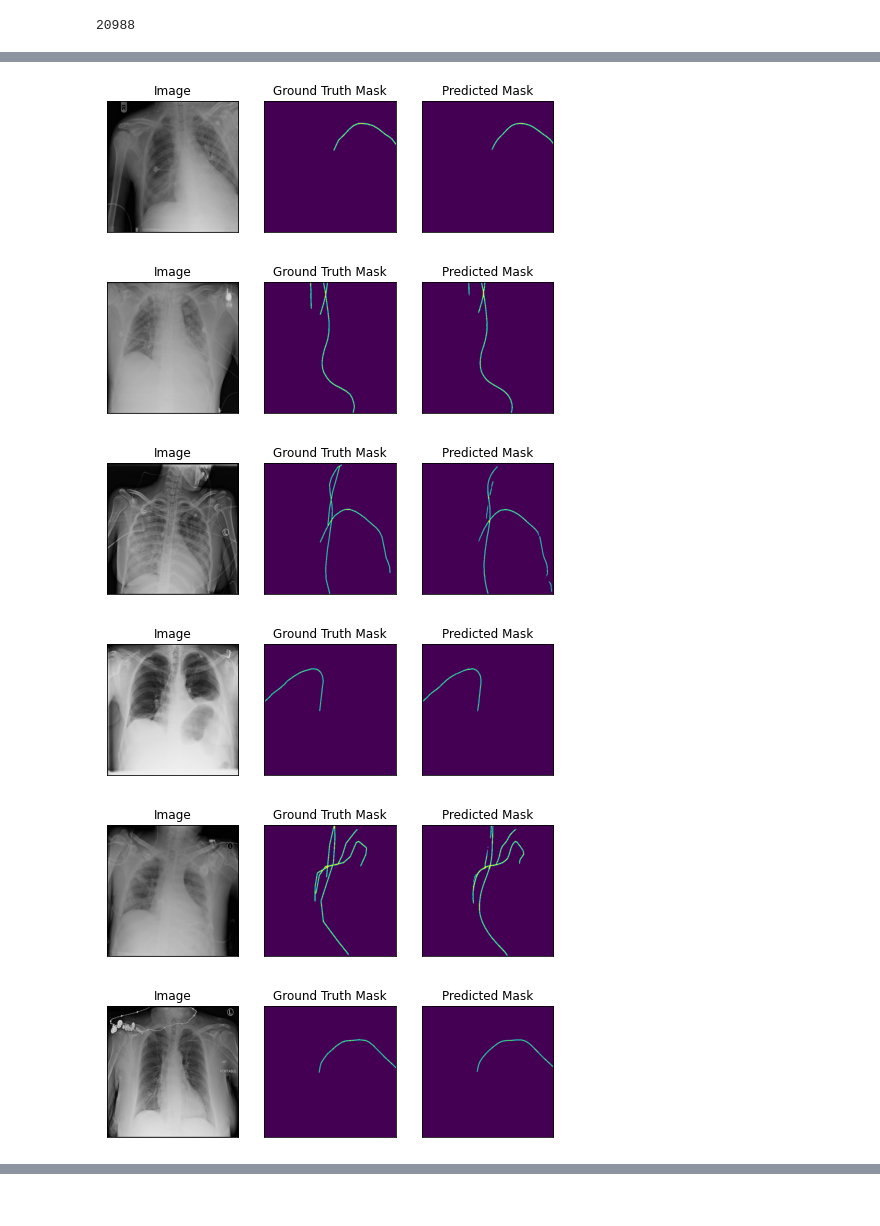
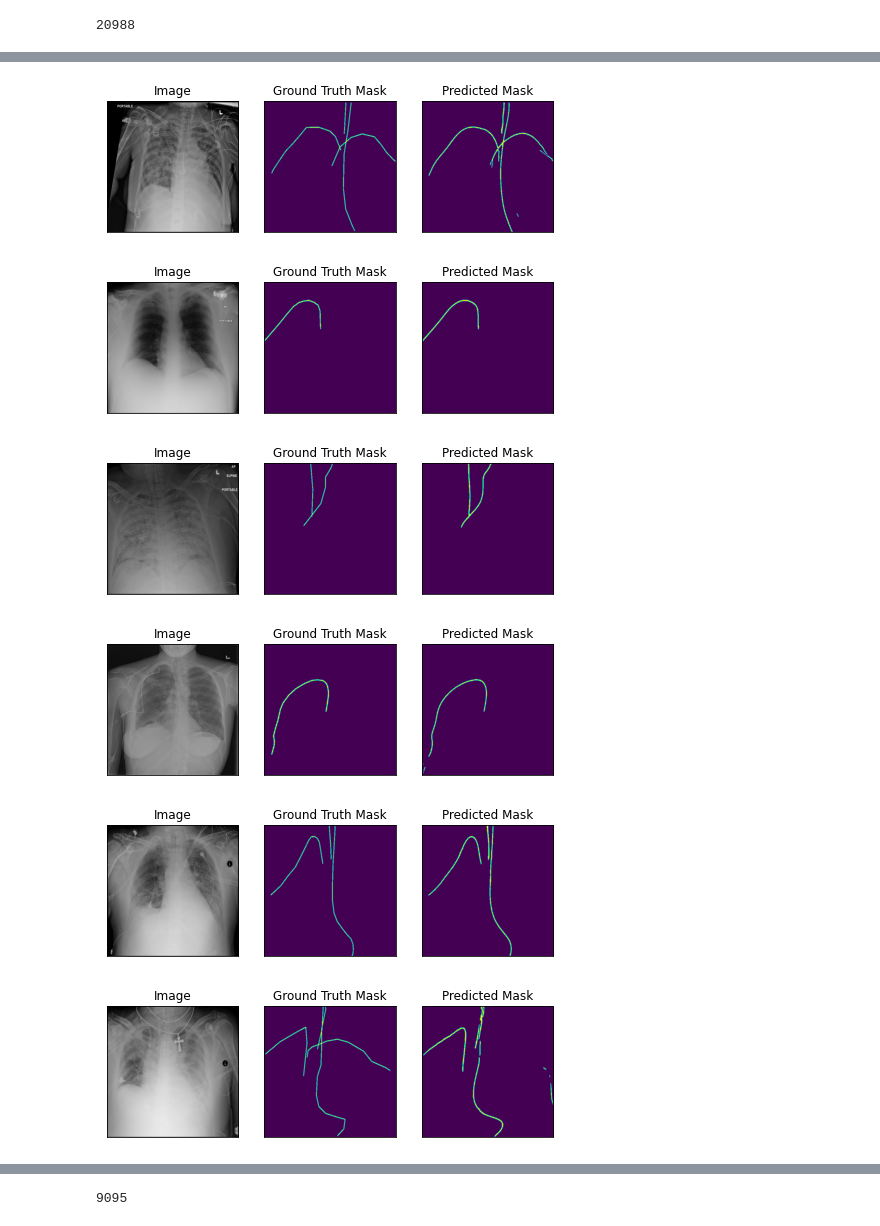
Before and after one commit to aryalmilan/Catheter-Detection-and-classification, a Jupyter notebook: seg_GAN.ipynb, the cells around one changed output, grey strips where cells are left out. Cells and saved outputs as stored; diff of their text form; code cells hidden in the pictures.

```diff
--- a/seg_GAN.ipynb
+++ b/seg_GAN.ipynb
@@ -479,6 +488,6 @@ Sun May  2 18:29:24 2021 Epoch: 19
 # %%
 modelG = SegModel(enet_type)
 modelG = modelG.to(device)
-modelG_file = os.path.join(model_dir, f'generator_best_epoch16.pth')
+modelG_file = os.path.join(model_dir, f'generator_epoch26.pth')
 modelG.load_state_dict(torch.load(modelG_file), strict=False)
 modelG.eval()
@@ -492,11 +519,11 @@ with torch.no_grad():
         #pr_mask = (pr_mask > 0.5).numpy().astype(np.uint8)
         visualize(image=img,mask=mask,generated_mask = pr_mask)
 # %%
-dataset_valid = RANZCRDataset(train_files, 'valid', transform=transforms_val)
+dataset_valid = RANZCRDataset(train_files[:5], 'valid', transform=transforms_val)
 sig = nn.Sigmoid()
 with torch.no_grad():
-    for i,j in tqdm(enumerate(train_files[40:60])):
-        image, gt_mask = dataset_valid[i+40]
+    for i,j in tqdm(enumerate(train_files[:5])):
+        image, gt_mask = dataset_valid[i]
         x_tensor = image.to(device).unsqueeze(0)
         pr_mask = (sig(modelG(x_tensor))>0.65).float()
         pr_mask = pr_mask.squeeze().cpu()#.round()
@@ -538,7 +558,7 @@ len(no_mask_files)
 20988
 # %%
 #random = np.random.choice(no_mask_files,10)
-random = no_mask_files[:5]
+random = no_mask_files[:8]
 dataset_no_mask = RANZCRDataset(random, 'test', transform=transforms_val)
 sig = nn.Sigmoid()
 with torch.no_grad():
@@ -561,11 +584,11 @@ Please use `tqdm.notebook.tqdm` instead of `tqdm.tqdm_notebook`
 # %%
-random = np.random.choice(X_val,10)
-dataset_no_mask = RANZCRDataset(random, 'valid', transform=transforms_val)
+# random = np.random.choice(X_val,10)
+# dataset_no_mask = RANZCRDataset(random, 'valid', transform=transforms_val)
 with torch.no_grad():
     for i,j in enumerate(random):
         image, gt_mask = dataset_no_mask[i]
         x_tensor = image.to(device).unsqueeze(0)
-        pr_mask = (sig(modelG(x_tensor))>0.65).float()
+        pr_mask = (sig(modelG(x_tensor))>0.60).float()
         pr_mask = pr_mask.squeeze().cpu()#.round()
         #pr_mask = (sig(pr_mask).numpy()>0.6).astype(int)
     #gmask = cv2.cvtColor(np.float32(image),cv2.COLOR_BGR2RGB)
@@ -576,6 +599,6 @@ with torch.no_grad():
-[figure, old version]
+[figure, new version]
-[figure, old version]
+[figure, new version]
-[figure, old version]
+[figure, new version]
-[figure, old version]
+[figure, new version]
-[figure, old version]
+[figure, new version]
-[figure, old version]
+[figure, new version]
@@ -591,0 +616,4 @@ val_loss
+# %%
+len(train_files)
+# %% [output]
+9095
```
Also changed, not shown: parts of 15 cells of this notebook, 3 other files.
